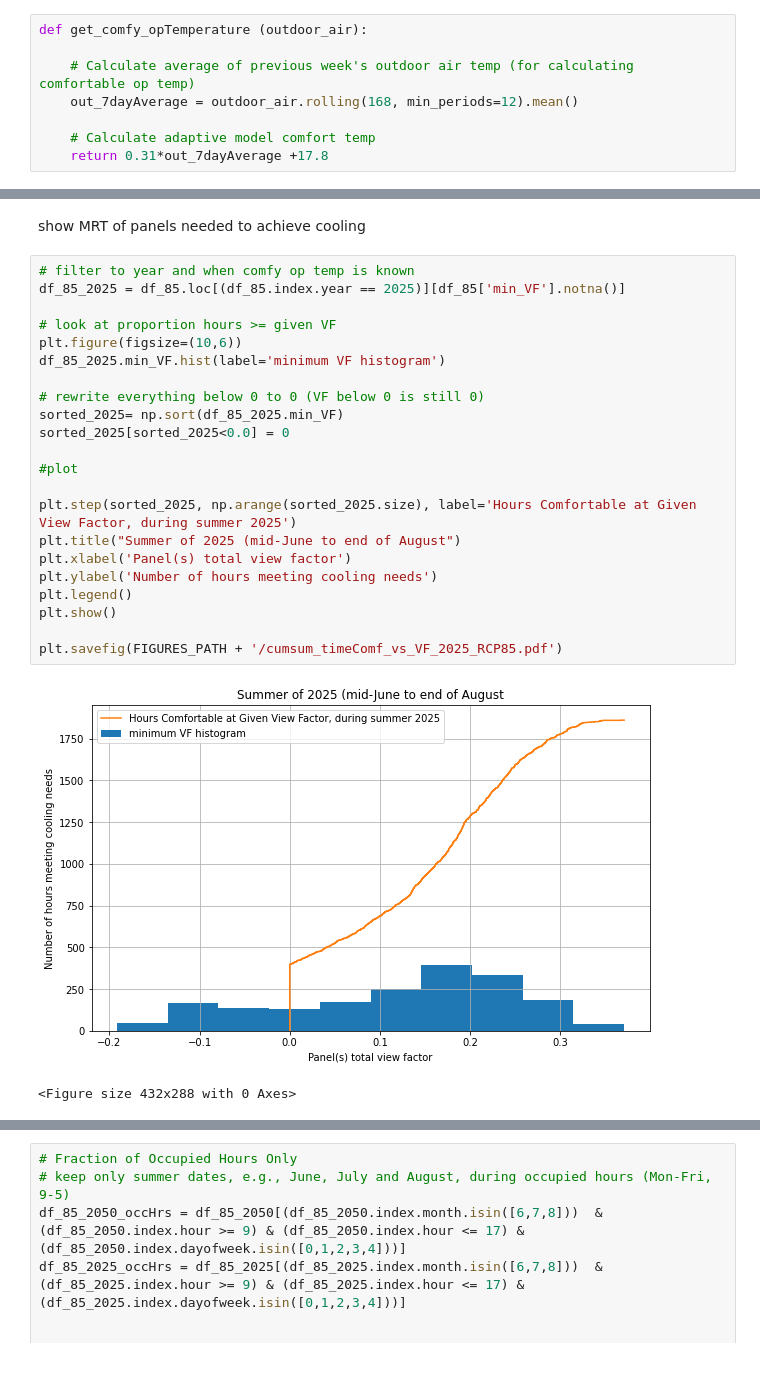
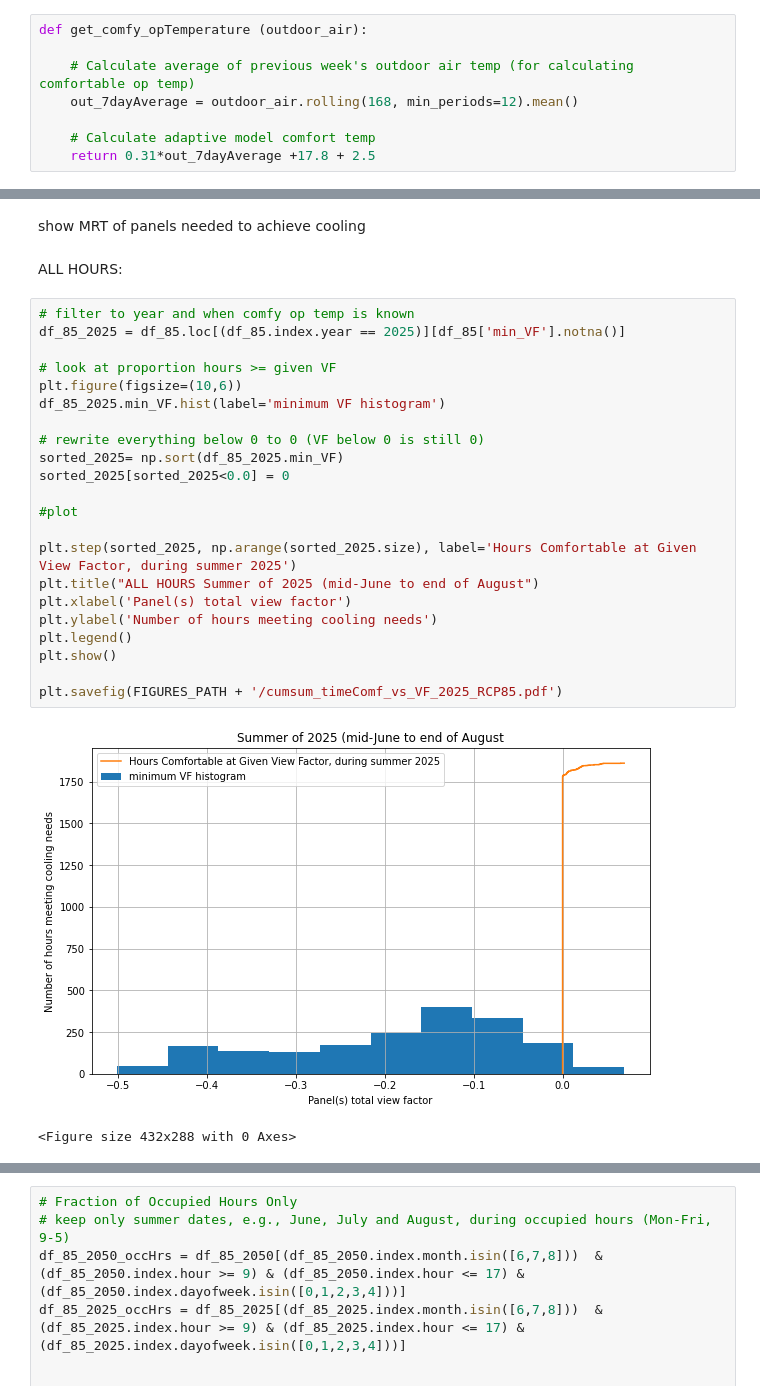
Before and after one commit to eta-lab/cooling-around, a Jupyter notebook: models/mrt2_XGBoost_futurePredictions.ipynb, the cells around one changed output, grey strips where cells are left out. Cells and saved outputs as stored; diff of their text form; blank space fills up the shorter version.

```diff
--- a/models/mrt2_XGBoost_futurePredictions.ipynb
+++ b/models/mrt2_XGBoost_futurePredictions.ipynb
@@ -160,7 +160,7 @@ def get_comfy_opTemperature (outdoor_air):
     out_7dayAverage = outdoor_air.rolling(168, min_periods=12).mean()
 
     # Calculate adaptive model comfort temp
-    return 0.31*out_7dayAverage +17.8
+    return 0.31*out_7dayAverage +17.8 + 2.5
 # %% [markdown]
 ### Local average MRT for comfort
 
@@ -608,30 +636,32 @@ In 2080 under RCP 8.5, it is too hot about indoors 80.0 percent of the time.
 ## Results % of comfortable hours as a function of view factor, year, RCP
 # %% [markdown]
 show MRT of panels needed to achieve cooling
+# %% [markdown]
+ALL HOURS:
 # %%
 # filter to year and when comfy op temp is known
 df_85_2025 = df_85.loc[(df_85.index.year == 2025)][df_85['min_VF'].notna()]
 
 # look at proportion hours >= given VF
 plt.figure(figsize=(10,6))
 df_85_2025.min_VF.hist(label='minimum VF histogram')
 
 # rewrite everything below 0 to 0 (VF below 0 is still 0)
 sorted_2025= np.sort(df_85_2025.min_VF)
 sorted_2025[sorted_2025<0.0] = 0
 
 #plot
 
 plt.step(sorted_2025, np.arange(sorted_2025.size), label='Hours Comfortable at Given View Factor, during summer 2025')
-plt.title("Summer of 2025 (mid-June to end of August")
+plt.title("ALL HOURS Summer of 2025 (mid-June to end of August")
 plt.xlabel('Panel(s) total view factor')
 plt.ylabel('Number of hours meeting cooling needs')
 plt.legend()
 plt.show()
 
 plt.savefig(FIGURES_PATH + '/cumsum_timeComf_vs_VF_2025_RCP85.pdf')
 # %% [output]
-[figure, old version]
+[figure, new version]
 <Figure size 432x288 with 0 Axes>
 # %%
 # filter to year and when comfy op temp is known
```
Also changed, not shown: parts of 20 cells of this notebook.
